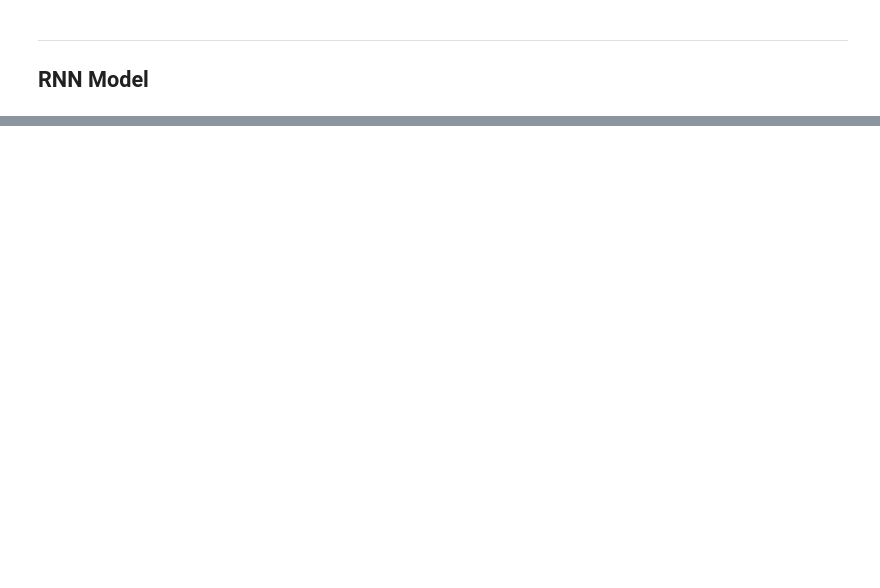
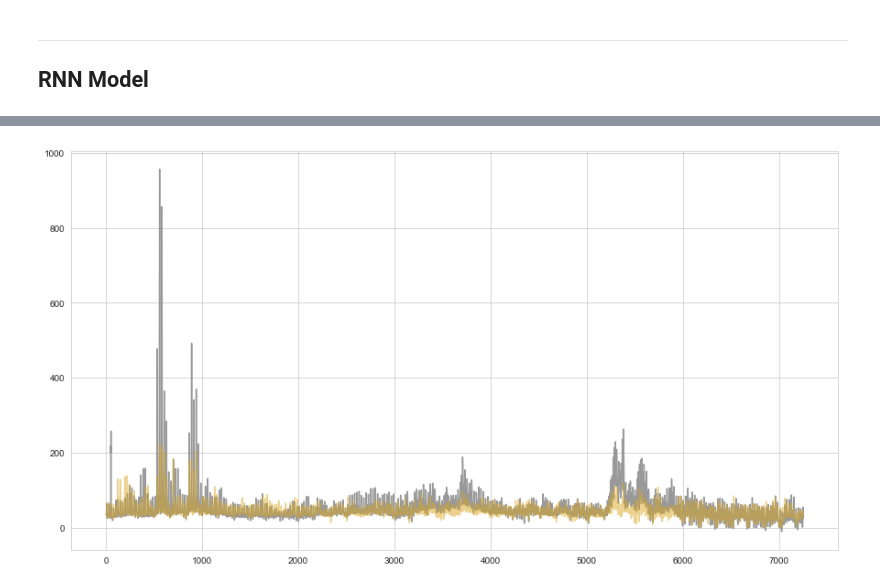
Before and after one commit to manukalia/CA_Electricty_Price_Prediction_Neural_Net, a Jupyter notebook: code/6c_RNN_Model_Day-Ahead-Market_Continuous_Target.ipynb, the cells around one changed output, grey strips where cells are left out. Cells and saved outputs as stored; diff of their text form; code cells hidden in the pictures; blank space fills up the shorter version.

```diff
--- a/code/6c_RNN_Model_Day-Ahead-Market_Continuous_Target.ipynb
+++ b/code/6c_RNN_Model_Day-Ahead-Market_Continuous_Target.ipynb
@@ -127,0 +269,13 @@ plt.legend();
+# %%
+plt.figure(figsize=(15,8))
+
+# plt.plot(y_test[3:])
+plt.plot(y_test_true, alpha = 0.8, color='grey')
+plt.plot(pred_test,   alpha = 0.5, color='goldenrod')
+
+# plt.xlim(600, 1200)
+
+plt.savefig('../images/dam_RNN_test_pred_vs_true_all.jpg', bbox_inches='tight')
+plt.show();
+# %% [output]
+[figure, added]
```
Also changed, not shown: parts of 26 cells of this notebook, 32 other files.
